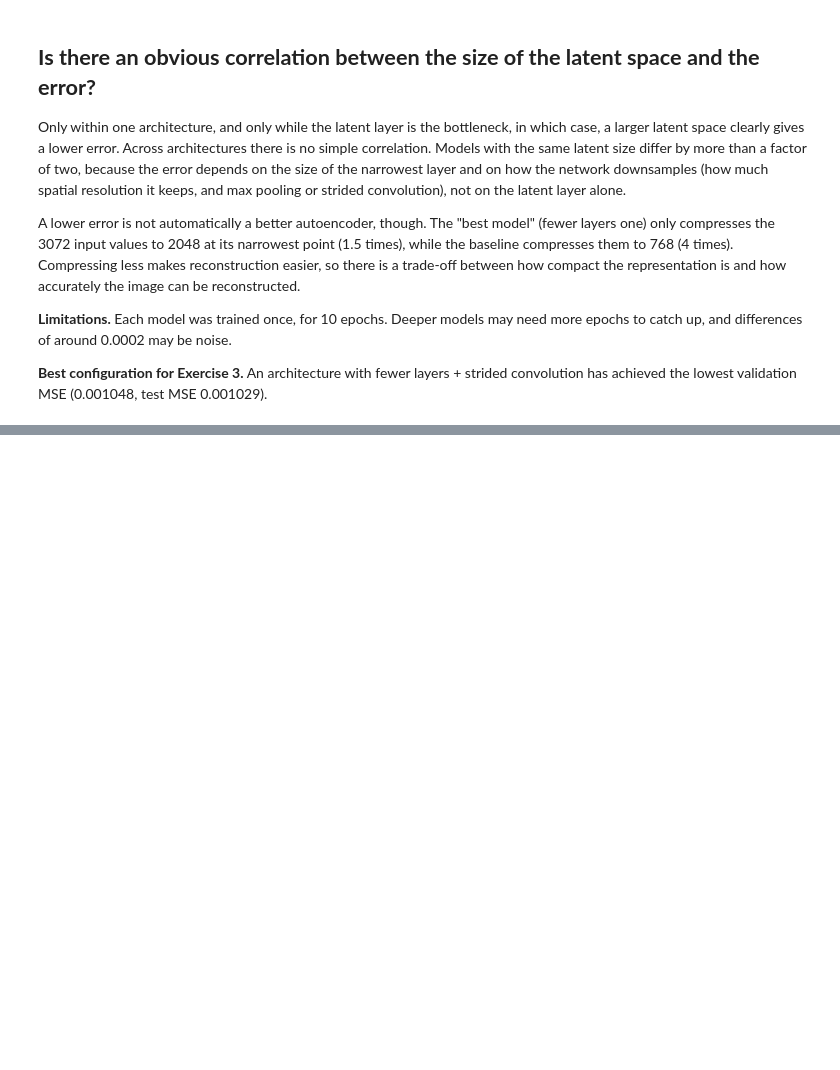
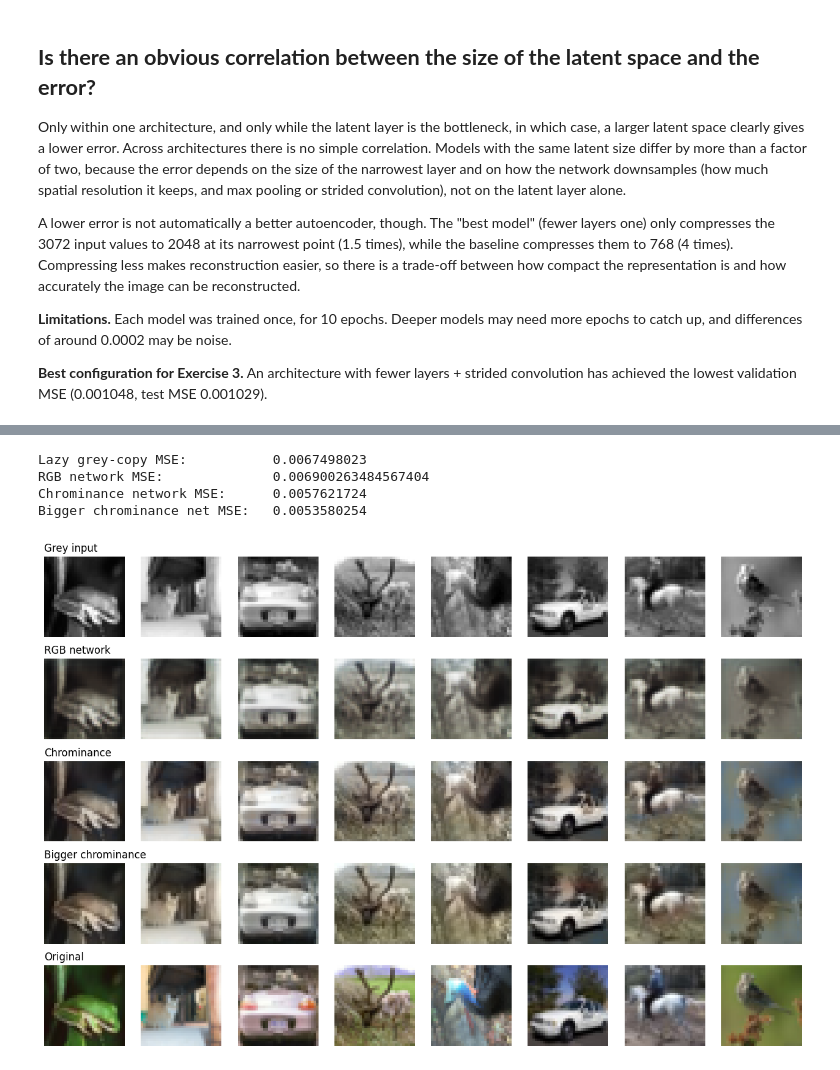
Before and after one commit to jeyjeyt/assignment-2-ACML, a Jupyter notebook: CAE.ipynb, the cells around one changed output, grey strips where cells are left out. Cells and saved outputs as stored; diff of their text form; code cells hidden in the pictures; blank space fills up the shorter version.

```diff
--- a/CAE.ipynb
+++ b/CAE.ipynb
@@ -508,0 +801,34 @@ A lower error is not automatically a better autoencoder, though. The "best model
+# %%
+pred_uv_big = big_uv_model.predict(y_test, verbose=0)
+pred_rgb_big = np.clip(tf.image.yuv_to_rgb(np.concatenate([y_test, pred_uv_big], axis=-1)).numpy(), 0, 1)
+big_uv_rgb_mse = np.mean((pred_rgb_big - x_test) ** 2)
+
+print("Lazy grey-copy MSE:          ", lazy_mse)
+print("RGB network MSE:             ", color_test_mse)
+print("Chrominance network MSE:     ", uv_rgb_mse)
+print("Bigger chrominance net MSE:  ", big_uv_rgb_mse)
+# %% [output]
+Lazy grey-copy MSE:           0.0067498023
+RGB network MSE:              0.006900263484567404
+Chrominance network MSE:      0.0057621724
+Bigger chrominance net MSE:   0.0053580254
+# %%
+n = 8
+rows = [
+    ("Grey input",         [g_test[i].squeeze() for i in range(n)], "gray"),
+    ("RGB network",        [pred_rgb_net[i] for i in range(n)], None),
+    ("Chrominance",        [pred_rgb[i] for i in range(n)], None),
+    ("Bigger chrominance", [pred_rgb_big[i] for i in range(n)], None),
+    ("Original",           [x_test[i] for i in range(n)], None),
+]
+
+plt.figure(figsize=(2 * n, 10.5))
+for r, (title, images, cmap) in enumerate(rows):
+    for i in range(n):
+        plt.subplot(len(rows), n, r * n + i + 1)
+        plt.imshow(images[i], cmap=cmap)
+        plt.axis("off")
+        if i == 0: plt.title(title, loc="left")
+plt.show()
+# %% [output]
+[figure, added]
```
Also changed, not shown: parts of 13 cells of this notebook, 1 other file.
